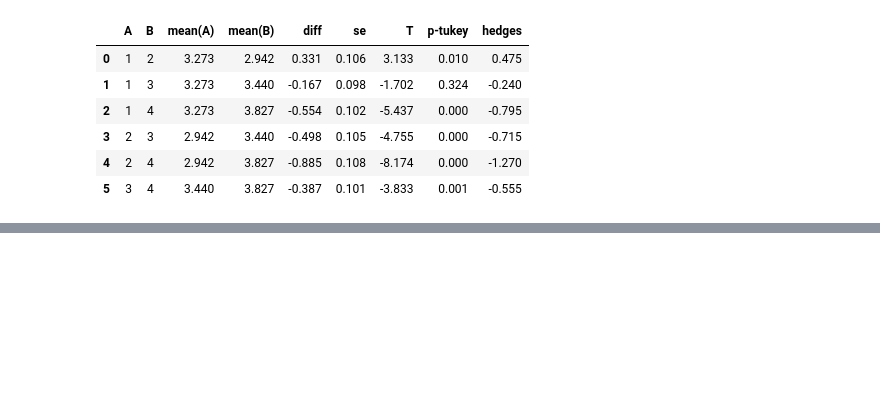
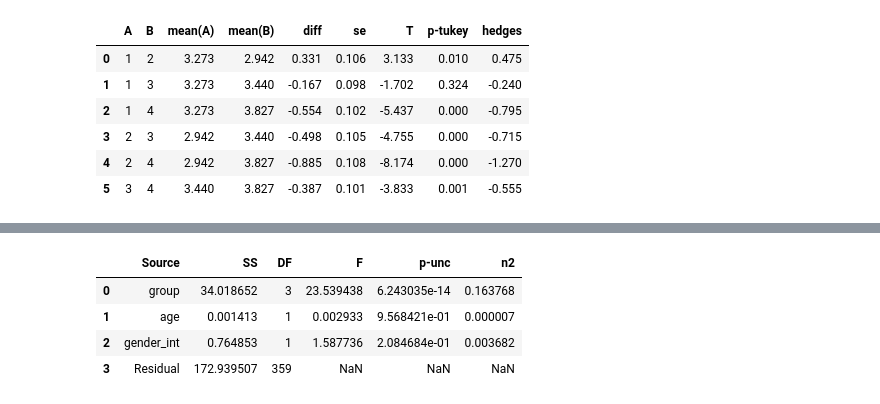
Before and after one commit to uvacw/teaching-ds-rp, a Jupyter notebook: week3/analyzing-experiments.ipynb, the cells around one changed output, grey strips where cells are left out. Drawn from its saved outputs; the diff is of its cells as text; code cells hidden in the pictures; blank space fills up the shorter version.

```diff
--- a/week3/analyzing-experiments.ipynb
+++ b/week3/analyzing-experiments.ipynb
@@ -222,0 +261,10 @@ df.pairwise_tukey(dv='dv', between='group').round(3)
+# %%
+df['gender_int'] = df['gender'].map({"male":1,"female":0})
+# %%
+pg.ancova(data=df, dv='dv', covar=['age', 'gender_int'], between='group',effsize="n2")
+# %% [output]
+|  | Source | SS | DF | F | p-unc | n2 |
+| 0 | group | 34.018652 | 3 | 23.539438 | 6.243035e-14 | 0.163768 |
+| 1 | age | 0.001413 | 1 | 0.002933 | 9.568421e-01 | 0.000007 |
+| 2 | gender_int | 0.764853 | 1 | 1.587736 | 2.084684e-01 | 0.003682 |
+| 3 | Residual | 172.939507 | 359 | NaN | NaN | NaN |
```
Also changed, not shown: parts of 10 cells of this notebook.
